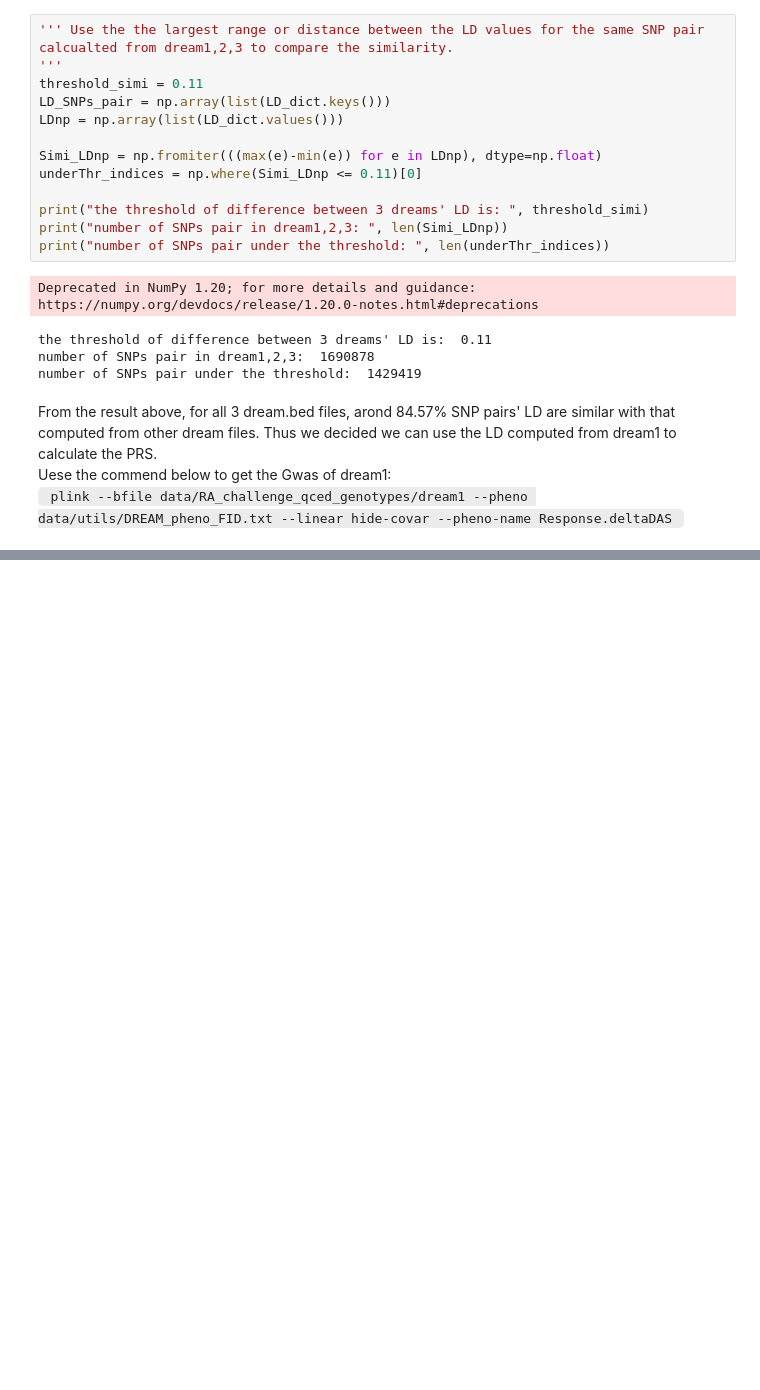
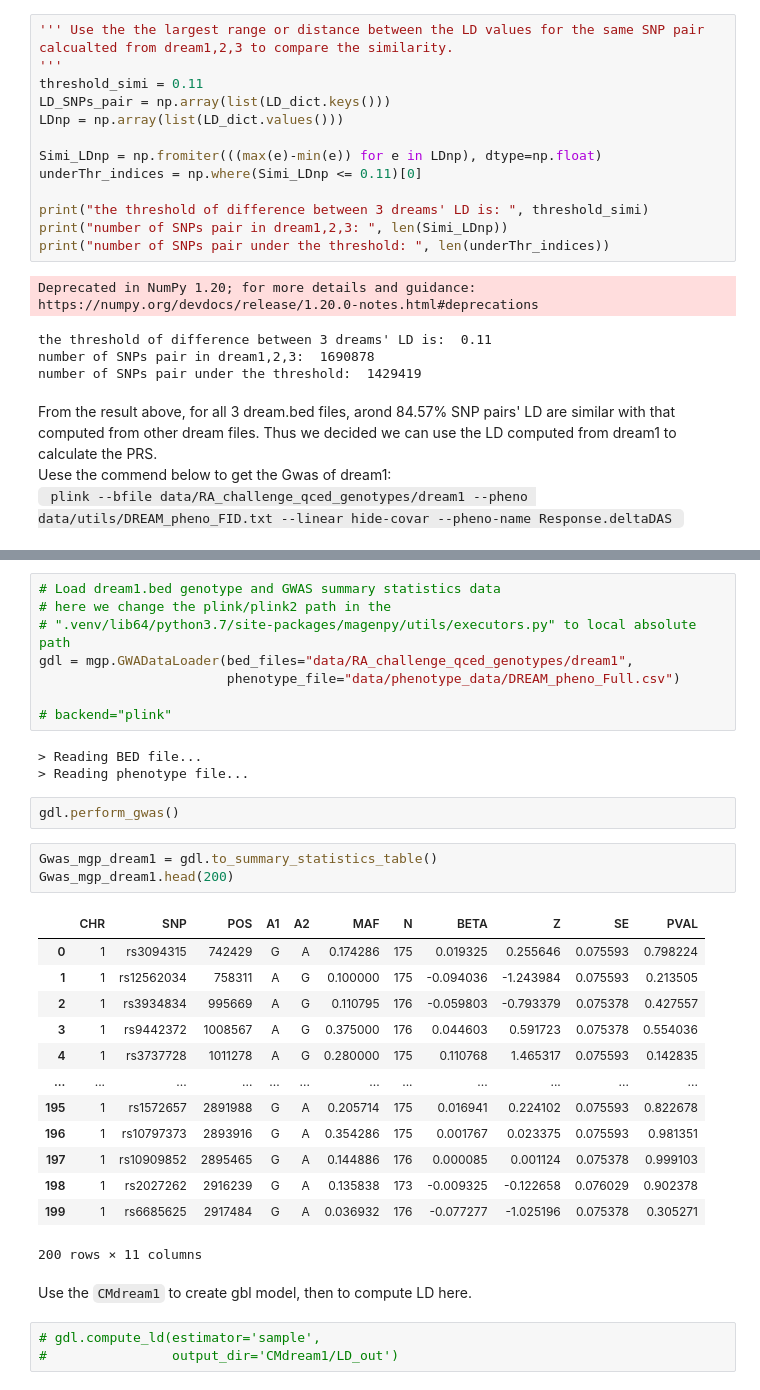
Before and after one commit to Yiqing-Zhu2000/RA_Project, a Jupyter notebook: my_test.ipynb, the cells around one changed output, grey strips where cells are left out. Cells and saved outputs as stored; diff of their text form; blank space fills up the shorter version.

Commit message:
6.14 update my_test file here

```diff
--- a/my_test.ipynb
+++ b/my_test.ipynb
@@ -407,0 +443,35 @@ linear_data
+# %%
+# Load dream1.bed genotype and GWAS summary statistics data
+# here we change the plink/plink2 path in the
+# ".venv/lib64/python3.7/site-packages/magenpy/utils/executors.py" to local absolute path
+gdl = mgp.GWADataLoader(bed_files="data/RA_challenge_qced_genotypes/dream1",
+                        phenotype_file="data/phenotype_data/DREAM_pheno_Full.csv")
+
+# backend="plink"
+# %% [output]
+> Reading BED file...
+> Reading phenotype file...
+# %%
+gdl.perform_gwas()
+# %%
+Gwas_mgp_dream1 = gdl.to_summary_statistics_table()
+Gwas_mgp_dream1.head(200)
+# %% [output]
+|  | CHR | SNP | POS | A1 | A2 | MAF | N | BETA | Z | SE | PVAL |
+| 0 | 1 | rs3094315 | 742429 | G | A | 0.174286 | 175 | 0.019325 | 0.255646 | 0.075593 | 0.798224 |
+| 1 | 1 | rs12562034 | 758311 | A | G | 0.100000 | 175 | -0.094036 | -1.243984 | 0.075593 | 0.213505 |
+| 2 | 1 | rs3934834 | 995669 | A | G | 0.110795 | 176 | -0.059803 | -0.793379 | 0.075378 | 0.427557 |
+| 3 | 1 | rs9442372 | 1008567 | A | G | 0.375000 | 176 | 0.044603 | 0.591723 | 0.075378 | 0.554036 |
+| 4 | 1 | rs3737728 | 1011278 | A | G | 0.280000 | 175 | 0.110768 | 1.465317 | 0.075593 | 0.142835 |
+| ... | ... | ... | ... | ... | ... | ... | ... | ... | ... | ... | ... |
+| 195 | 1 | rs1572657 | 2891988 | G | A | 0.205714 | 175 | 0.016941 | 0.224102 | 0.075593 | 0.822678 |
+| 196 | 1 | rs10797373 | 2893916 | G | A | 0.354286 | 175 | 0.001767 | 0.023375 | 0.075593 | 0.981351 |
+| 197 | 1 | rs10909852 | 2895465 | G | A | 0.144886 | 176 | 0.000085 | 0.001124 | 0.075378 | 0.999103 |
+| 198 | 1 | rs2027262 | 2916239 | G | A | 0.135838 | 173 | -0.009325 | -0.122658 | 0.076029 | 0.902378 |
+| 199 | 1 | rs6685625 | 2917484 | G | A | 0.036932 | 176 | -0.077277 | -1.025196 | 0.075378 | 0.305271 |
+200 rows × 11 columns
+# %% [markdown]
+Use the <code>CMdream1</code> to create gbl model, then to compute LD here.
+# %%
+# gdl.compute_ld(estimator='sample',
+#                output_dir='CMdream1/LD_out')
```
Also changed, not shown: parts of 22 cells of this notebook.
